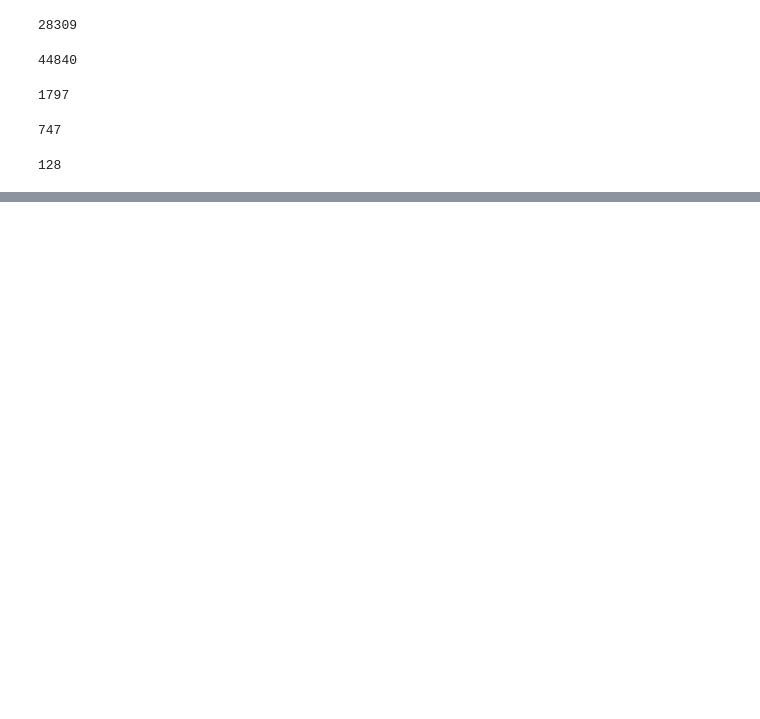
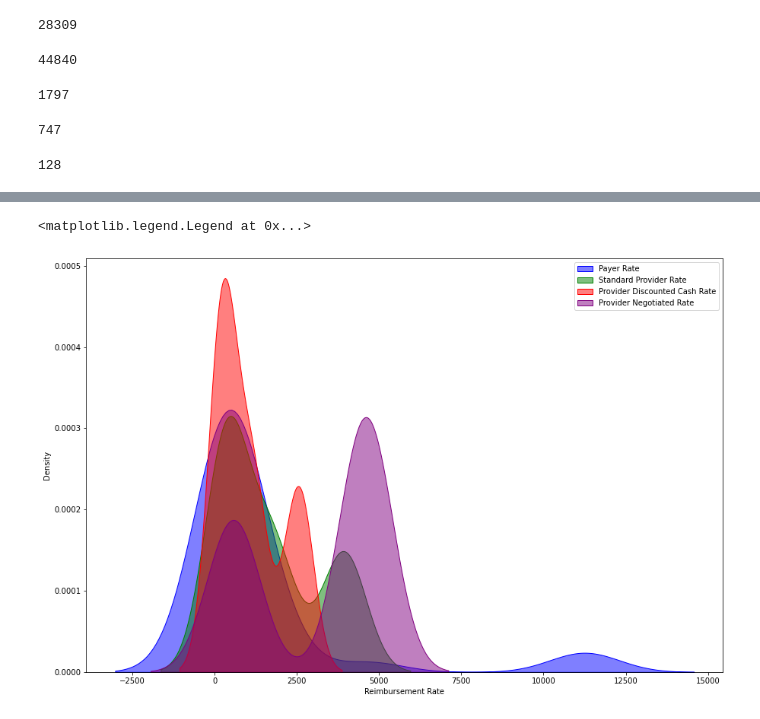
Before and after one commit to adaduvai/serifhealth_takehome_ds_ad, a Jupyter notebook: Serif Health Take-Home Assessment.ipynb, the cells around one changed output, grey strips where cells are left out. Saved outputs shown, nothing was run; the diff lists cells and outputs as text; code cells hidden in the pictures; blank space fills up the shorter version.

```diff
--- a/Serif Health Take-Home Assessment.ipynb
+++ b/Serif Health Take-Home Assessment.ipynb
@@ -558,0 +588,11 @@ pd.merge(payer_data,
+# %%
+plt.figure(figsize = (15, 10))
+sns.kdeplot(payer_hospital_match['rate'], label = 'Payer Rate', fill = True, alpha = 0.5, color = 'blue')
+sns.kdeplot(payer_hospital_match['standard_charge_gross'], label = 'Standard Provider Rate', fill = True, alpha = 0.5, color = 'green')
+sns.kdeplot(payer_hospital_match['standard_charge_discounted_cash'], label = 'Provider Discounted Cash Rate', fill = True, alpha = 0.5, color = 'red')
+sns.kdeplot(payer_hospital_match['standard_charge_negotiated_dollar'], label = 'Provider Negotiated Rate', fill = True, alpha = 0.5, color = 'purple')
+plt.xlabel('Reimbursement Rate')
+plt.legend()
+# %% [output]
+<matplotlib.legend.Legend at 0x...>
+[figure, added]
```
Also changed, not shown: parts of 27 cells of this notebook.
